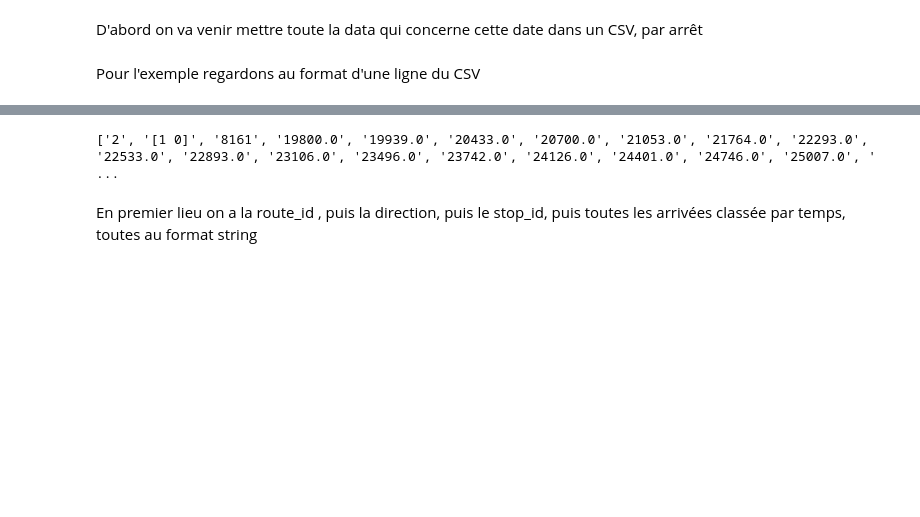
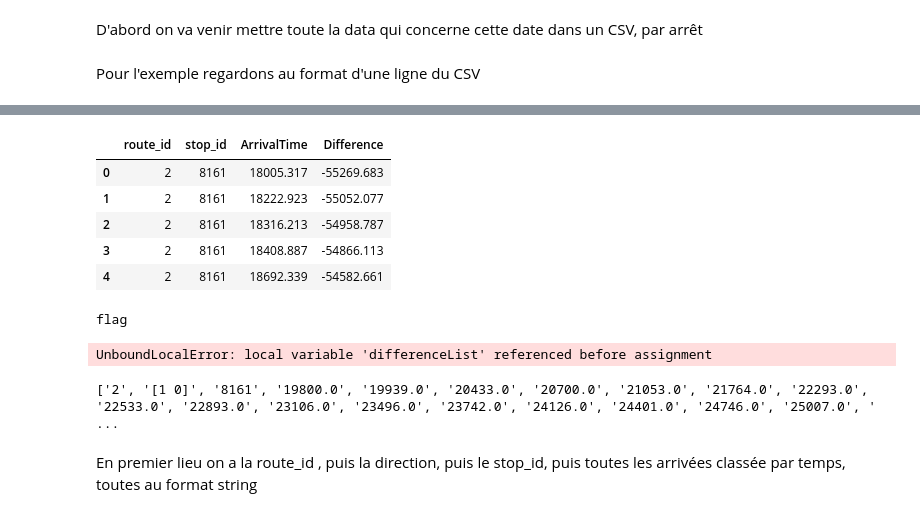
Before and after one commit to Hosx/Project-Stib-Data-Mining, a Jupyter notebook: ComputationEWT.ipynb, the cells around one changed output, grey strips where cells are left out. Drawn from its saved outputs; the diff is of its cells as text; code cells hidden in the pictures; blank space fills up the shorter version.

```diff
--- a/ComputationEWT.ipynb
+++ b/ComputationEWT.ipynb
@@ -270,3 +415,40 @@ Pour l'exemple regardons au format d'une ligne du CSV
+# %%
+
+MeasurePunc = pd.read_csv('PunctualityExplore.csv')
+MeasurePunc.head()
+# %% [output]
+|  | route_id | stop_id | ArrivalTime | Difference |
+| 0 | 2 | 8161 | 18005.317 | -55269.683 |
+| 1 | 2 | 8161 | 18222.923 | -55052.077 |
+| 2 | 2 | 8161 | 18316.213 | -54958.787 |
+| 3 | 2 | 8161 | 18408.887 | -54866.113 |
+| 4 | 2 | 8161 | 18692.339 | -54582.661 |
+# %%
+if (RowReal[0]==line) & (RowReal[1]==stop):
+                    ArrivalTime = np.array(RowReal[3].split(',')).astype(np.float64)
+                    differenceList = []
+                    for arrival in ArrivalTime:
+                        closest = min(SchedulePuncdfForStop['ArrivalTime'].values,key=lambda x: abs(x-arrival))
+                        difference = arrival-closest
+                        RowToWrite = []
+
+
+def DifferenceScheduleJSON(stop,route,ArrivalTimeScheduleArray):
+
+    line = RouteIdToLineId(route)
+    for i,RowReal in enumerate(ReadJSON):
+        if (RowReal[0]==line) & (RowReal[1]==stop):
+            ArrivalTime = np.array(RowReal[3].split(',')).astype(np.float64)
+            differenceList = []
+            print('flag2')
+            for arrival in ArrivalTime:
+                closest = min(ArrivalTimeScheduleArray,key=lambda x: abs(x-arrival))
+                difference = arrival-closest
+                differenceList.append(difference)
+    return(differenceList)
+# %% [output]
+flag
+UnboundLocalError: local variable 'differenceList' referenced before assignment
 # %%
 ReadSchedule = csv.reader(open('Schedule20210915.csv', 'r'),delimiter=',')
 for i,row in enumerate(ReadSchedule):
```
Also changed, not shown: parts of 9 cells of this notebook, 5 other files.
